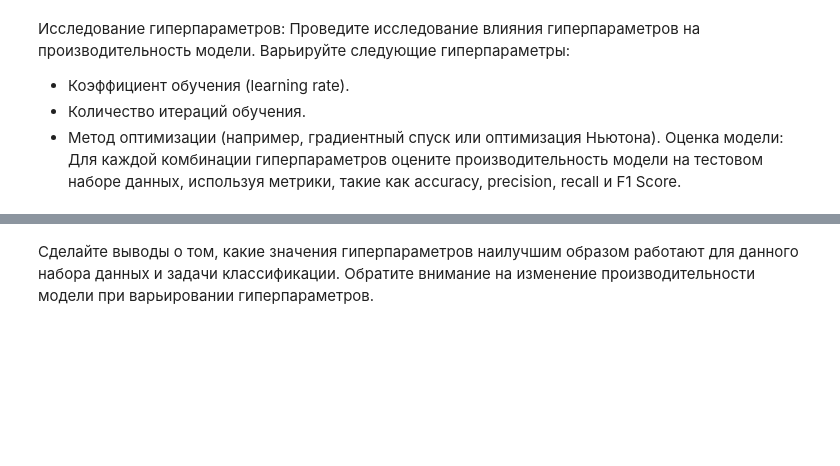
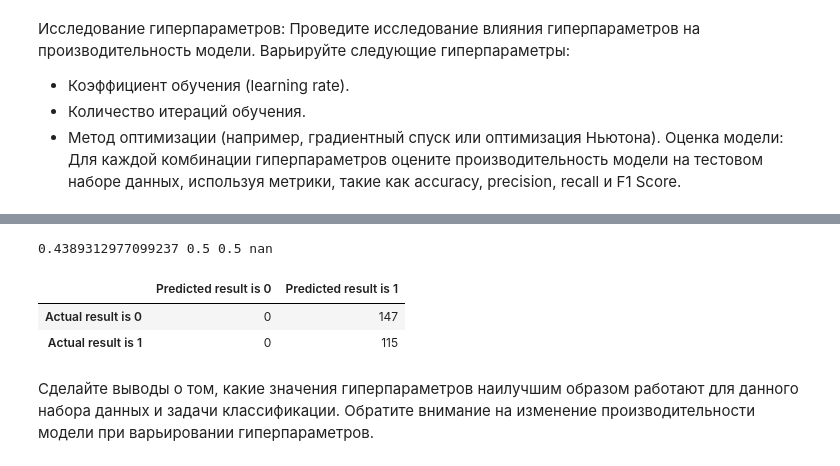
Before and after one commit to uvusibuneka/Artificial-Intelligence-Systems, a Jupyter notebook: lab6/lab6.ipynb, the cells around one changed output, grey strips where cells are left out. Drawn from its saved outputs; the diff is of its cells as text; code cells hidden in the pictures; blank space fills up the shorter version.

```diff
--- a/lab6/lab6.ipynb
+++ b/lab6/lab6.ipynb
@@ -320,2 +274,16 @@ print(results)
+# %%
+model_gd = log_regression_model(epochs=500, df=pd.DataFrame(X_train), lr=0.0000001)
+model_gd.fit(X_train, y_train, method="newton")
+accuracy_gd = model_gd.accuracy(X_test, y_test)
+precision_gd = model_gd.precision(X_test, y_test).mean()
+recall_gd = model_gd.recall(X_test, y_test).mean()
+f1_score_gd = model_gd.f1_score(X_test, y_test).mean()
+print(accuracy_gd, precision_gd, recall_gd, f1_score_gd)
+model_gd.error_matrix(X_test, y_test)
+# %% [output]
+0.4389312977099237 0.5 0.5 nan
+|  | Predicted result is 0 | Predicted result is 1 |
+| Actual result is 0 | 0 | 147 |
+| Actual result is 1 | 0 | 115 |
 # %% [markdown]
 Сделайте выводы о том, какие значения гиперпараметров наилучшим образом работают для данного набора данных и задачи классификации. Обратите внимание на изменение производительности модели при варьировании гиперпараметров.
```
Also changed, not shown: parts of 5 cells of this notebook, 1 other file.
